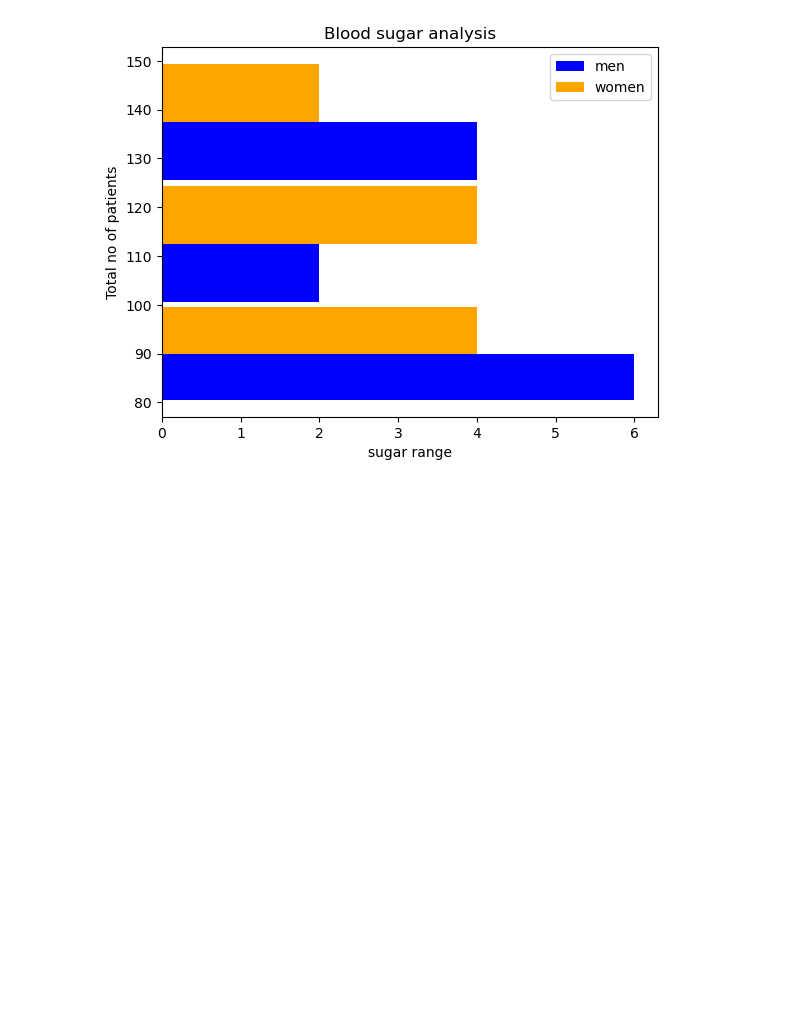
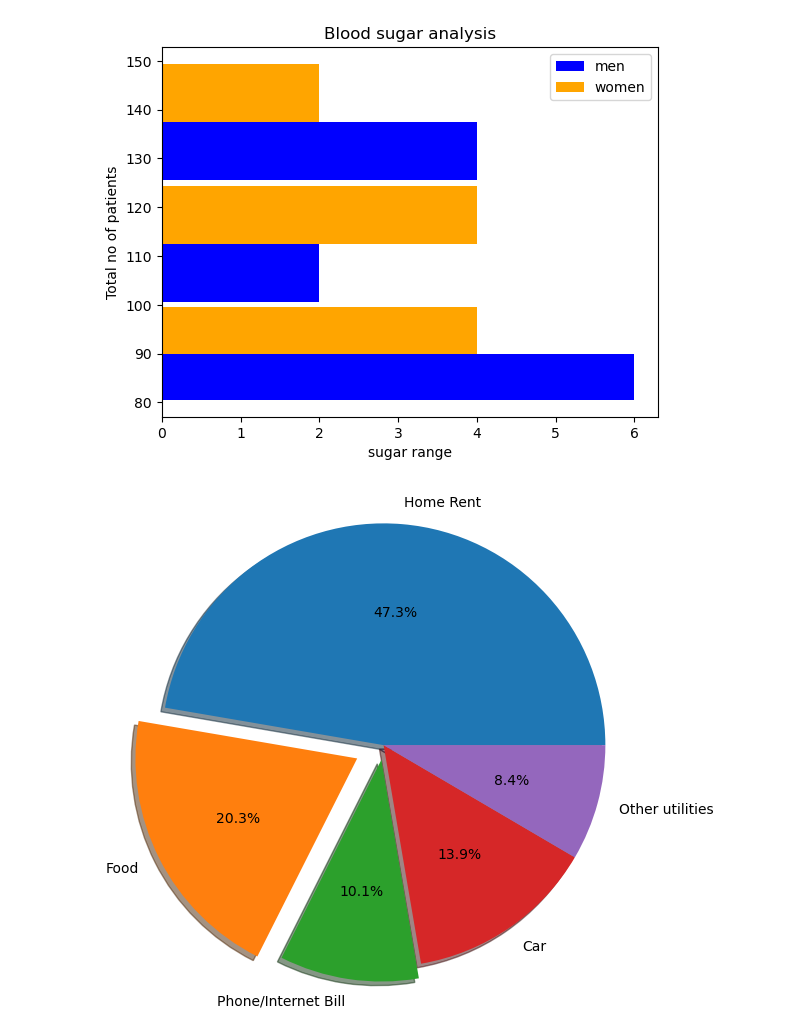
Before and after one commit to Apexshya/pandas, a Jupyter notebook: matplotlib.ipynb, the cells around one changed output. Drawn from its saved outputs; the diff is of its cells as text; code cells hidden in the pictures; blank space fills up the shorter version.

```diff
--- a/matplotlib.ipynb
+++ b/matplotlib.ipynb
@@ -125,3 +125,13 @@ plt.legend()
 # %% [output]
 <matplotlib.legend.Legend at 0x...>
 [figure]
+# %%
+#piechart
+exp_vals=[1400,600,300,410,250]
+exp_labels=["Home Rent", "Food", "Phone/Internet Bill", "Car", "Other utilities"]
+# %%
+plt.axis("equal")
+plt.pie(exp_vals,labels=exp_labels, radius=1.5, autopct='%0.1f%%', shadow=True, explode=[0,0.2,0.1,0,0])
+plt.show()
+# %% [output]
+[figure, added]
```
Also changed, not shown: parts of 2 cells of this notebook.
